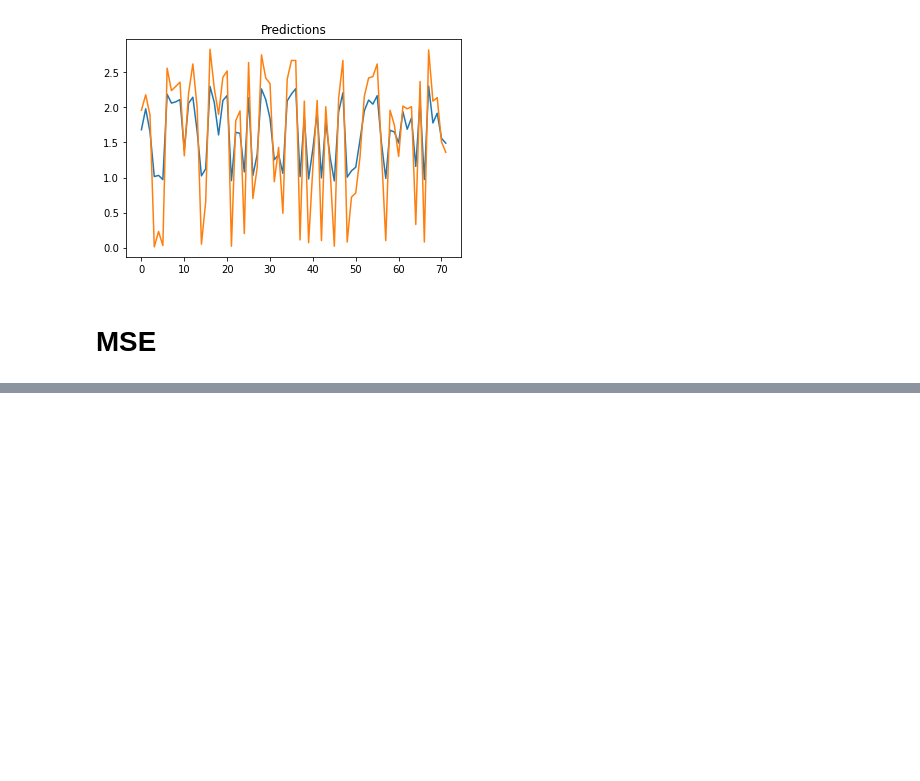
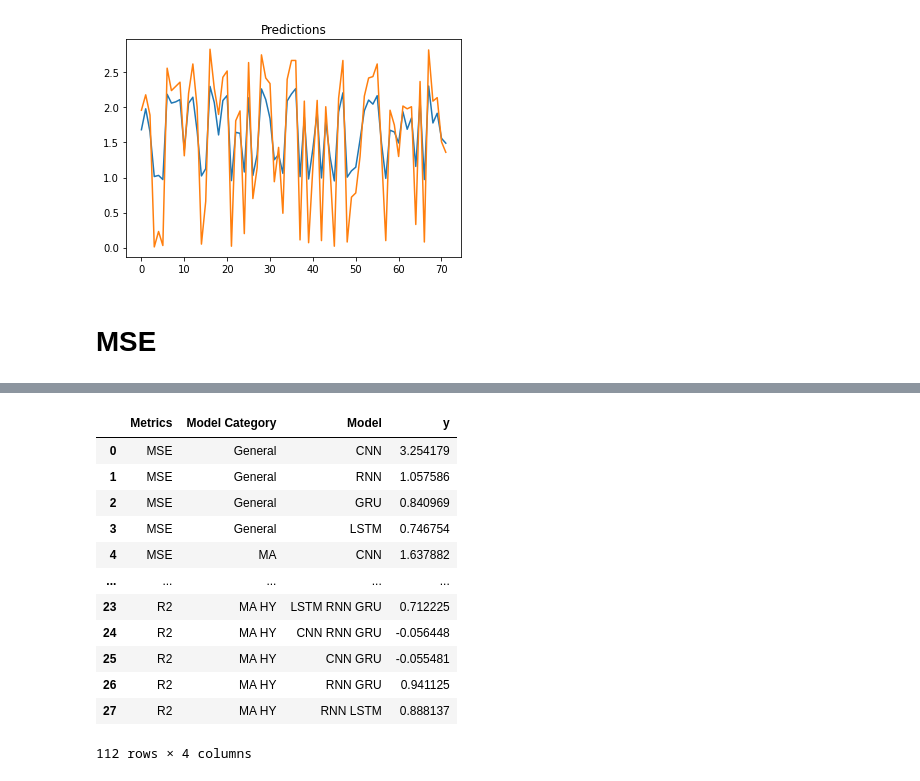
Before and after one commit to rakibhhridoy/Research, a Jupyter notebook: Colab/Turag/Python/DL Lab/Multivariate/DOC/ImportModels.ipynb, the cells around one changed output, grey strips where cells are left out. Cells and saved outputs as stored; diff of their text form; code cells hidden in the pictures; blank space fills up the shorter version.

```diff
--- a/Colab/Turag/Python/DL Lab/Multivariate/DOC/ImportModels.ipynb
+++ b/Colab/Turag/Python/DL Lab/Multivariate/DOC/ImportModels.ipynb
@@ -487,0 +528,57 @@ metricsdf.to_csv(f"epochs{epochs}/metrics.csv", index= False)
+# %%
+l_mse = ["MSE" for _ in range(0,28)]
+
+msedf = pd.DataFrame({
+    "Metrics": l_mse,
+    "Model Category": metricsdf["Model Category"],
+    "Model": metricsdf.Model,
+    "y": mse
+})
+
+
+l_mae = ["MAE" for _ in range(0,28)]
+
+maedf = pd.DataFrame({
+    "Metrics": l_mae,
+    "Model Category": metricsdf["Model Category"],
+    "Model": metricsdf.Model,
+    "y": mae
+})
+
+
+l_rmse = ["RMSE" for _ in range(0,28)]
+
+rmsedf = pd.DataFrame({
+    "Metrics": l_rmse,
+    "Model Category": metricsdf["Model Category"],
+    "Model": metricsdf.Model,
+    "y": rmse
+})
+
+
+l_r2 = ["R2" for _ in range(0,28)]
+
+r2df = pd.DataFrame({
+    "Metrics": l_r2,
+    "Model Category": metricsdf["Model Category"],
+    "Model": metricsdf.Model,
+    "y": r2
+})
+# %%
+metrics = pd.concat([msedf, rmsedf, maedf, r2df])
+# %%
+metrics
+# %% [output]
+|  | Metrics | Model Category | Model | y |
+| 0 | MSE | General | CNN | 3.254179 |
+| 1 | MSE | General | RNN | 1.057586 |
+| 2 | MSE | General | GRU | 0.840969 |
+| 3 | MSE | General | LSTM | 0.746754 |
+| 4 | MSE | MA | CNN | 1.637882 |
+| ... | ... | ... | ... | ... |
+| 23 | R2 | MA HY | LSTM RNN GRU | 0.712225 |
+| 24 | R2 | MA HY | CNN RNN GRU | -0.056448 |
+| 25 | R2 | MA HY | CNN GRU | -0.055481 |
+| 26 | R2 | MA HY | RNN GRU | 0.941125 |
+| 27 | R2 | MA HY | RNN LSTM | 0.888137 |
+112 rows × 4 columns
```
Also changed, not shown: parts of 27 cells of this notebook, 14 other files.
